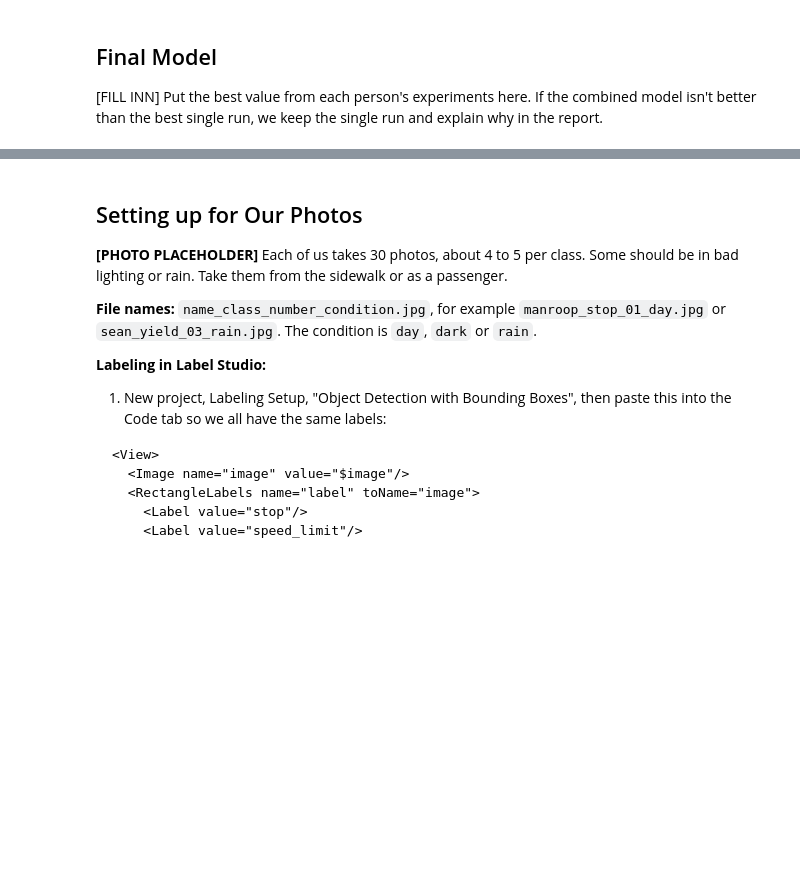
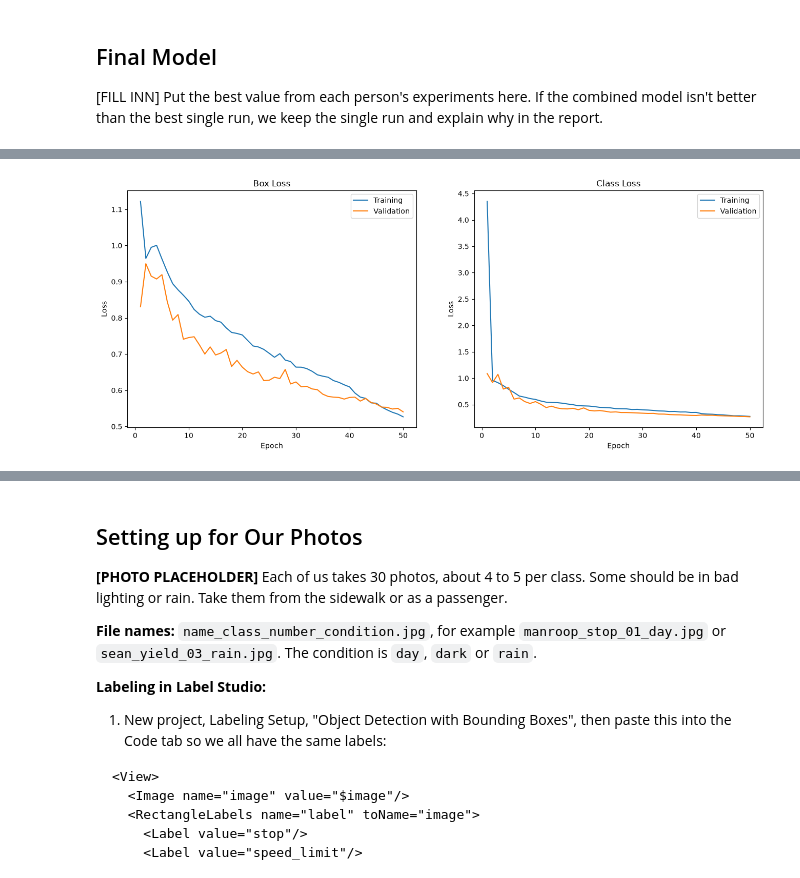
Before and after one commit to sandhuheiress/IAT360-CVProject, a Jupyter notebook: Group17_TrafficSigns_YOLO.ipynb, the cells around one changed output, grey strips where cells are left out. Cells and saved outputs as stored; diff of their text form; code cells hidden in the pictures; blank space fills up the shorter version.

```diff
--- a/Group17_TrafficSigns_YOLO.ipynb
+++ b/Group17_TrafficSigns_YOLO.ipynb
@@ -625,10 +650,3 @@ compare_runs(['baseline', 'vanshdeep_lr_0.001', 'vanshdeep_lr_0.005', 'vanshdeep
 
 ### Comparing Every Run
 We will pick the best run by the validation score, not our photos. If we picked using our photos we would basically be tuning on the test set, and then the test score wouldn't mean anything.
-# %%
-all_results = pd.concat([pd.read_csv(f) for f in glob.glob(RUNS + '/results_*.csv')])
-all_results = all_results.sort_values('mAP50-95', ascending=False)
-print(all_results)
-
-best_run = all_results['run'].iloc[0]
-print(f'\nBest run on validation set: {best_run}')
@@ -649,0 +759,83 @@ class_scores(final_val)
+# %%
+# change to 'final_combo' if it's better
+final_run = best_run
+
+# Fallback if RUNS is not defined
+if 'RUNS' not in globals():
+    RUNS = PROJECT
+
+# Fallback if DATA_YAML is not defined
+if 'DATA_YAML' not in globals() and 'DATA' in globals():
+    DATA_YAML = DATA
+
+# Ensure our_classes is defined
+if 'our_classes' not in globals():
+    our_classes = ['stop', 'speed_limit', 'yield', 'pedestrian_crossing',
+                   'school_zone', 'signal_ahead', 'keep_right', 'merge']
+
+# Ensure plot helper functions are defined in case earlier cells weren't run
+if 'plot_loss' not in globals():
+    import matplotlib.pyplot as plt
+    import pandas as pd
+    def plot_loss(run_name):
+        results = pd.read_csv(f'{RUNS}/{run_name}/results.csv')
+        results.columns = results.columns.str.strip()
+        plt.figure(figsize=(16,6))
+        plt.subplot(1,2,1)
+        plt.plot(results['epoch'], results['train/box_loss'], label='Training')
+        plt.plot(results['epoch'], results['val/box_loss'], label='Validation')
+        plt.title('Box Loss')
+        plt.ylabel('Loss')
+        plt.xlabel('Epoch')
+        plt.legend()
+        plt.subplot(1,2,2)
+        plt.plot(results['epoch'], results['train/cls_loss'], label='Training')
+        plt.plot(results['epoch'], results['val/cls_loss'], label='Validation')
+        plt.title('Class Loss')
+        plt.ylabel('Loss')
+        plt.xlabel('Epoch')
+        plt.legend()
+        plt.show()
+
+if 'plot_confusion_matrix' not in globals():
+    import matplotlib.pyplot as plt
+    import seaborn as sn
+    import pandas as pd
+    def plot_confusion_matrix(results):
+        conf_matrix = results.confusion_matrix.matrix.T
+        labels = our_classes + ['background']
+        confmatrix_df = pd.DataFrame(conf_matrix, index=labels, columns=labels)
+        confmatrix_df_norm = confmatrix_df.div(confmatrix_df.sum(axis=1), axis=0).fillna(0)
+        plt.figure(figsize=(22,8))
+        sn.set(font_scale=1.1)
+        plt.subplot(1,2,1)
+        plt.title('Confusion Matrix')
+        sn.heatmap(confmatrix_df, annot=True, fmt='g')
+        plt.ylabel('True')
+        plt.xlabel('Predicted')
+        plt.subplot(1,2,2)
+        plt.title('Normalized Confusion Matrix')
+        sn.heatmap(confmatrix_df_norm, annot=True, fmt='.2f')
+        plt.ylabel('True')
+        plt.xlabel('Predicted')
+        plt.show()
+
+if 'class_scores' not in globals():
+    import pandas as pd
+    def class_scores(results):
+        scores = pd.DataFrame()
+        scores['class'] = [our_classes[i] for i in results.box.ap_class_index]
+        scores['precision'] = results.box.p
+        scores['recall'] = results.box.r
+        scores['F1'] = results.box.f1
+        scores['mAP50'] = results.box.ap50
+        scores['mAP50-95'] = results.box.ap
+        return scores
+
+final_model = YOLO(f'{RUNS}/{final_run}/weights/best.pt')
+final_val = final_model.val(data=DATA_YAML, split='val', project=RUNS, name='final_val', exist_ok=True)
+
+plot_loss(final_run)
+plot_confusion_matrix(final_val)
+print(class_scores(final_val))
+# %% [output]
@@ -649,0 +858 @@ class_scores(final_val)
+[figure, added]
```
Also changed, not shown: parts of 8 cells of this notebook.
